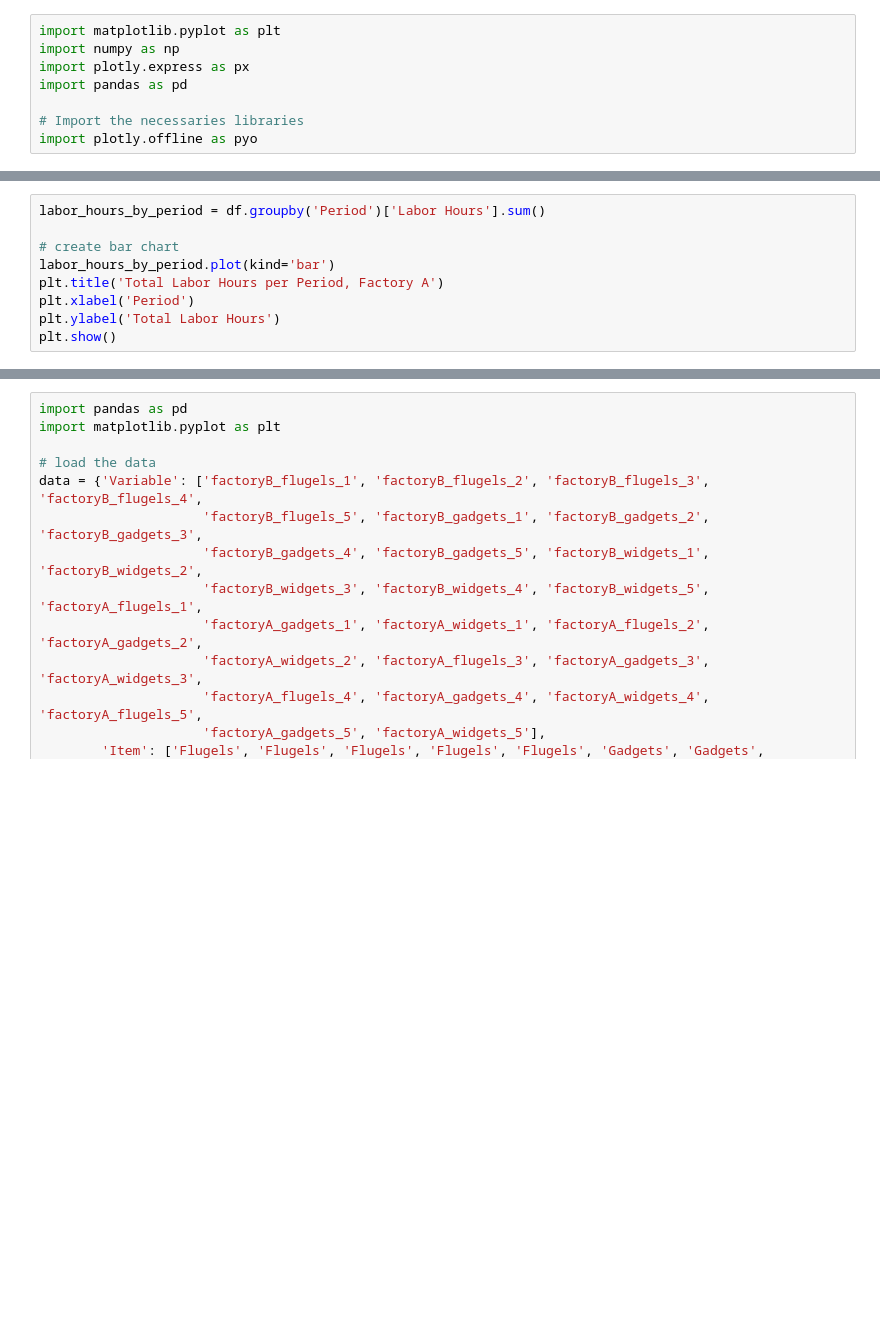
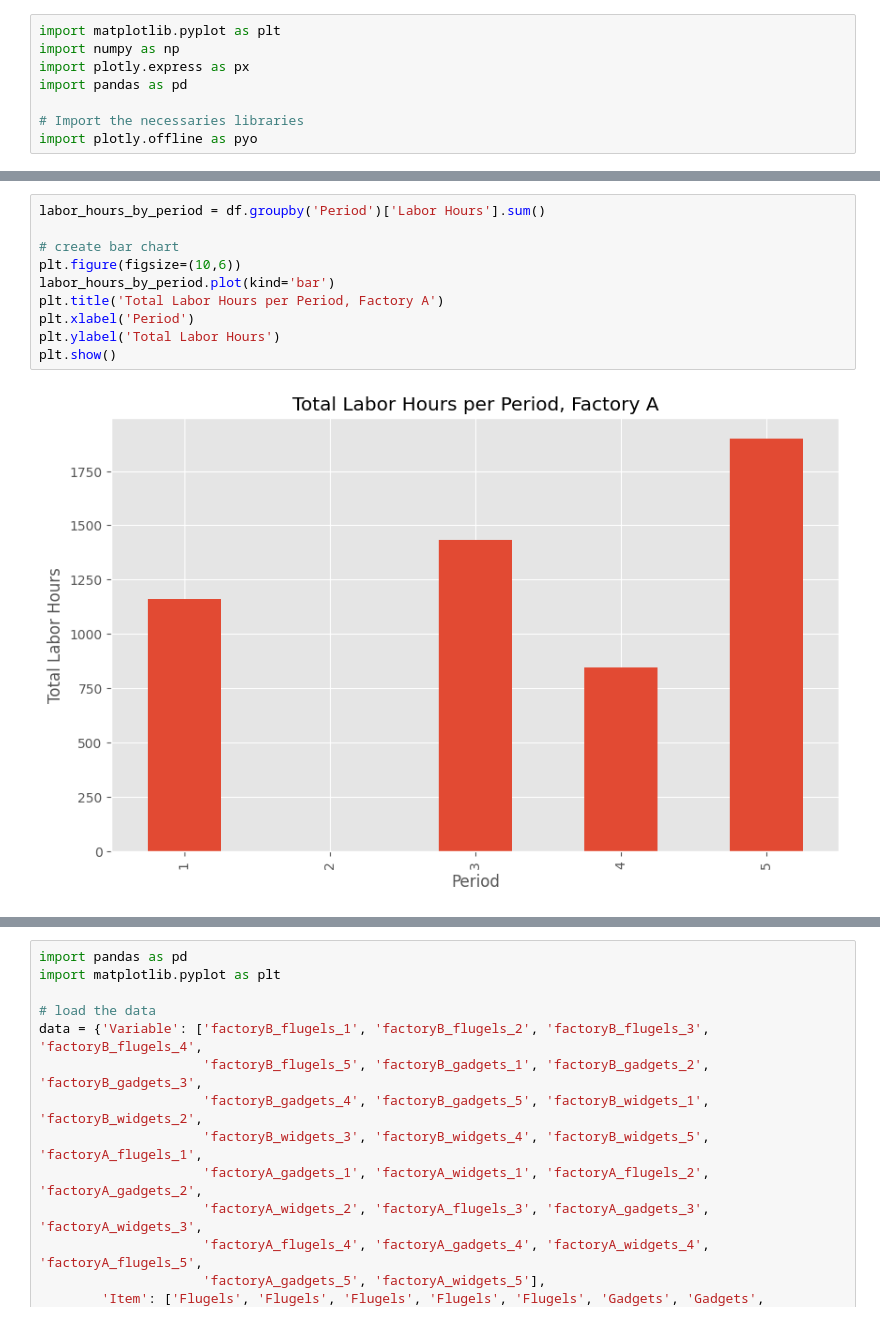
Before and after one commit to robords/msds460_final, a Jupyter notebook: Graphics.ipynb, the cells around one changed output, grey strips where cells are left out. Cells and saved outputs as stored; diff of their text form; blank space fills up the shorter version.

```diff
--- a/Graphics.ipynb
+++ b/Graphics.ipynb
@@ -76,12 +93,15 @@ df
 # %%
 labor_hours_by_period = df.groupby('Period')['Labor Hours'].sum()
 
 # create bar chart
+plt.figure(figsize=(10,6))
 labor_hours_by_period.plot(kind='bar')
 plt.title('Total Labor Hours per Period, Factory A')
 plt.xlabel('Period')
 plt.ylabel('Total Labor Hours')
 plt.show()
+# %% [output]
+[figure, added]
 # %%
 items = df.groupby('Item')['Labor Hours'].sum()
 
```
Also changed, not shown: parts of 13 cells of this notebook, 2 other files.
